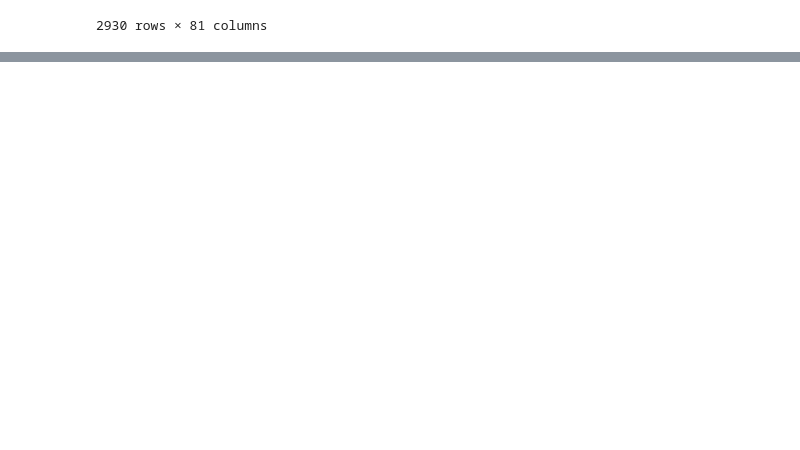
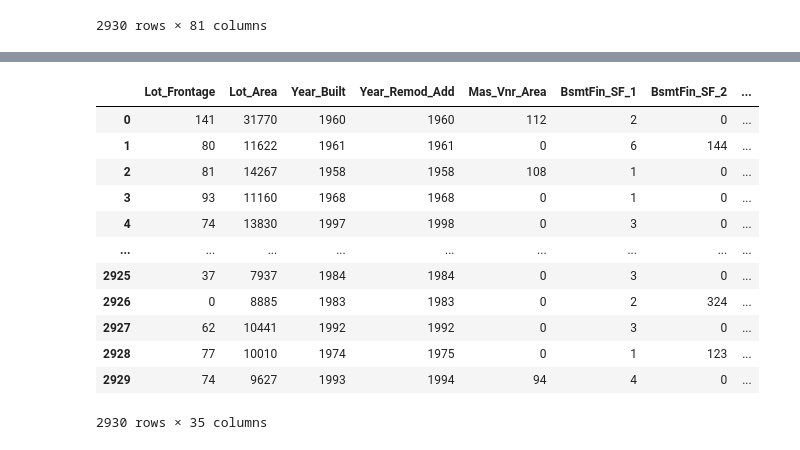
Before and after one commit to Mohamadzf23/ames-housing-price-prediction, a Jupyter notebook: src/ames_housing_price_prediction.ipynb, the cells around one changed output, grey strips where cells are left out. Saved outputs shown, nothing was run; the diff lists cells and outputs as text; code cells hidden in the pictures; blank space fills up the shorter version.

```diff
--- a/src/ames_housing_price_prediction.ipynb
+++ b/src/ames_housing_price_prediction.ipynb
@@ -35,0 +109,20 @@ df
+# %%
+numerical_cols = df.select_dtypes(
+    include=["int64", "float64"]
+).columns
+
+df[numerical_cols]
+# %% [output]
+|  | Lot_Frontage | Lot_Area | Year_Built | Year_Remod_Add | Mas_Vnr_Area | BsmtFin_SF_1 | BsmtFin_SF_2 | ... |
+| 0 | 141 | 31770 | 1960 | 1960 | 112 | 2 | 0 | ... |
+| 1 | 80 | 11622 | 1961 | 1961 | 0 | 6 | 144 | ... |
+| 2 | 81 | 14267 | 1958 | 1958 | 108 | 1 | 0 | ... |
+| 3 | 93 | 11160 | 1968 | 1968 | 0 | 1 | 0 | ... |
+| 4 | 74 | 13830 | 1997 | 1998 | 0 | 3 | 0 | ... |
+| ... | ... | ... | ... | ... | ... | ... | ... | ... |
+| 2925 | 37 | 7937 | 1984 | 1984 | 0 | 3 | 0 | ... |
+| 2926 | 0 | 8885 | 1983 | 1983 | 0 | 2 | 324 | ... |
+| 2927 | 62 | 10441 | 1992 | 1992 | 0 | 3 | 0 | ... |
+| 2928 | 77 | 10010 | 1974 | 1975 | 0 | 1 | 123 | ... |
+| 2929 | 74 | 9627 | 1993 | 1994 | 94 | 4 | 0 | ... |
+2930 rows × 35 columns
```
Also changed, not shown: parts of 8 cells of this notebook.
